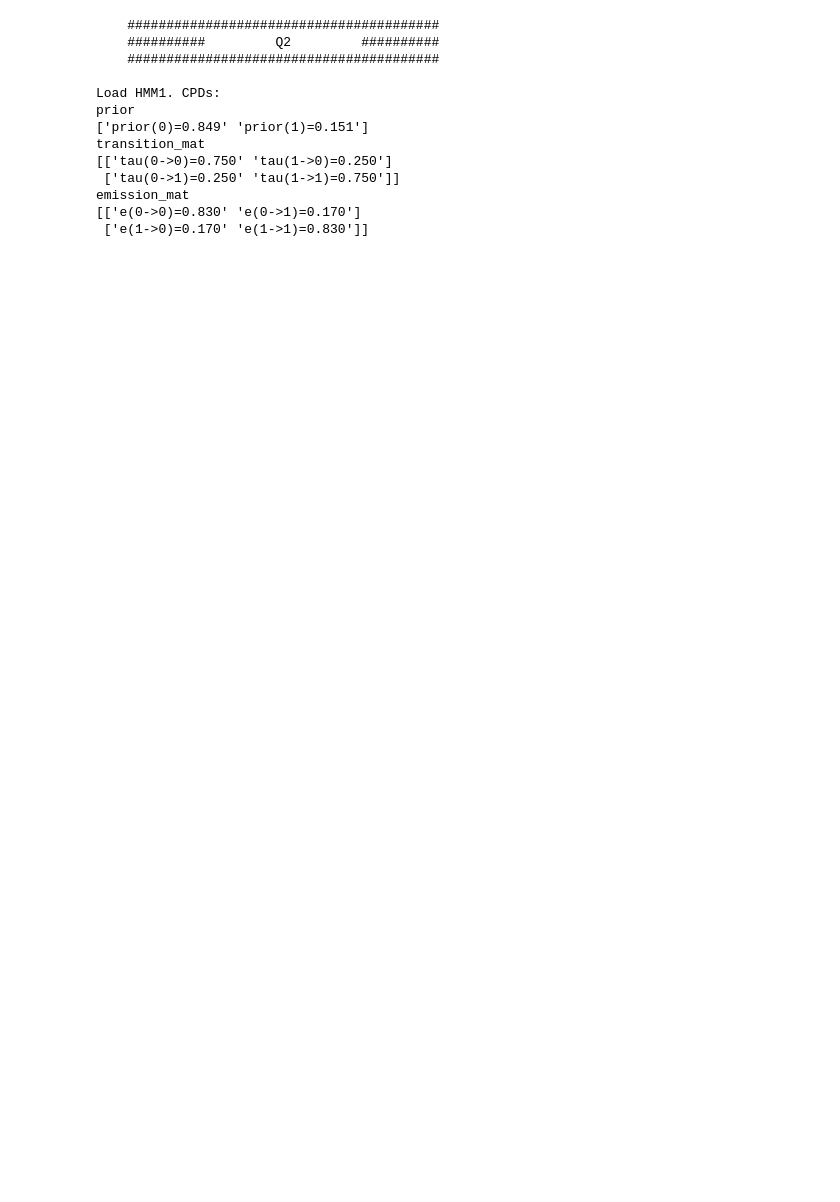
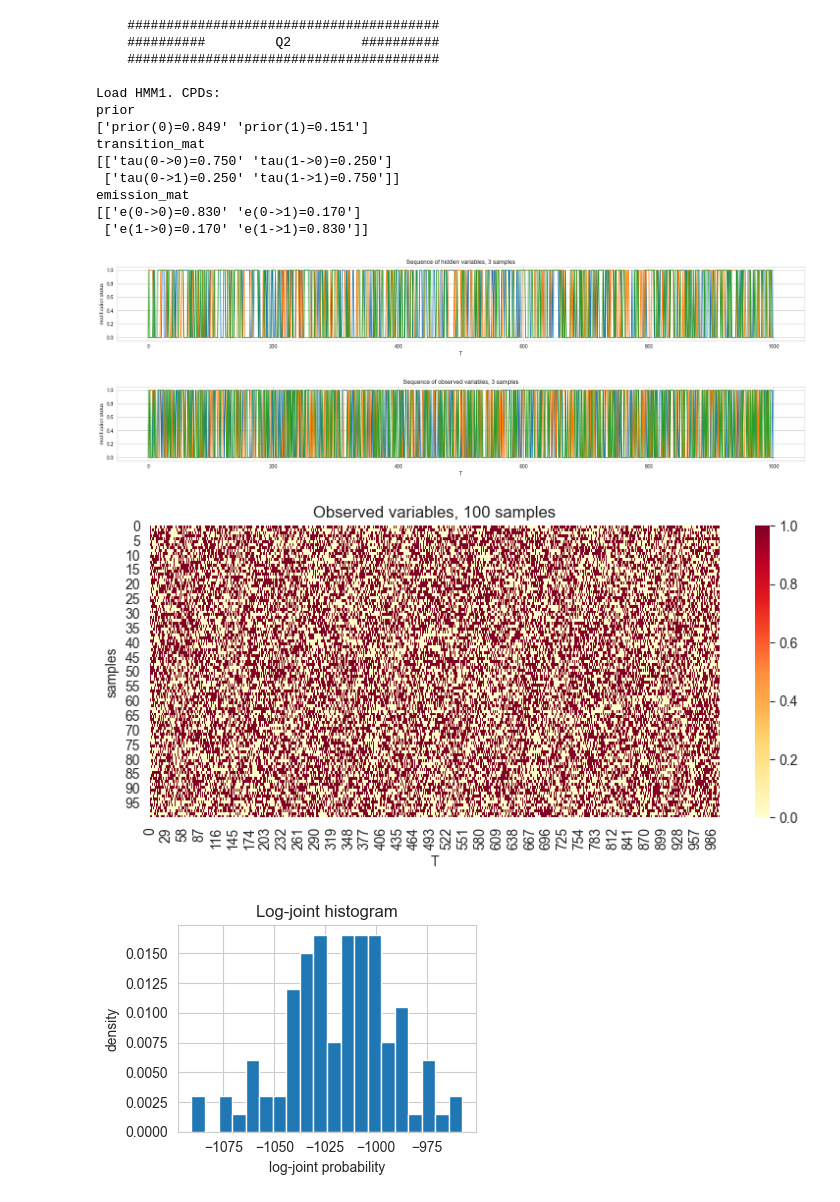
Before and after one commit to Hadartalisr/Probabilistic_Methods_In_AI, a Jupyter notebook: Project_1/proj1.ipynb, the cells around one changed output. Saved outputs shown, nothing was run; the diff lists cells and outputs as text; code cells hidden in the pictures; blank space fills up the shorter version.

```diff
--- a/Project_1/proj1.ipynb
+++ b/Project_1/proj1.ipynb
@@ -95,8 +95,18 @@ class HMM:
         :param hidden - N hidden sequences. shape = (N,T)
         :param obs - N observations. shape = (N,T)
         :return log-joint probability. shape = (N)
+
+        c3 = log(p1 * p2) = log(p1) + log(p2) = c1 + c2
         """
-        pass
+        N, T = hidden.shape
+        log_p = self.log_prior[hidden[:, 0]] + self.log_emission_mat[hidden[:, 0], obs[:, 0]]
+
+        for t in range(1, T):
+            log_p += self.log_transition_mat[hidden[:, t-1], hidden[:, t]] + self.log_emission_mat[hidden[:, t], obs[:, t]]
+
+        return log_p
+
+
 
     def naive_log_likelihood(self, obs):
         """
@@ -235,7 +245,7 @@ def plot_sequence(sequences, seq_name=None, fig_name='', figsize=(20, 3)):
     ax.set_xlabel('T')
     ax.set_ylabel('modification status')
     fig.tight_layout()
-    plt.savefig(f'plots/{fig_name}_sequence_{seq_name.lower()}', bbox_inches='tight')
+    # plt.savefig(f'plots/{fig_name}_sequence_{seq_name.lower()}', bbox_inches='tight')
     plt.show()
 
 
@@ -246,7 +256,7 @@ def plot_heatmap(table, table_name=None, fig_name='', figsize=(8, 4)):
     ax.set_xlabel('T')
     ax.set_ylabel('samples')
     fig.tight_layout()
-    plt.savefig(f'plots/{fig_name}_heatmap_{table_name.lower()}', bbox_inches='tight')
+    # plt.savefig(f'plots/{fig_name}_heatmap_{table_name.lower()}', bbox_inches='tight')
     plt.show()
 
 
@@ -257,7 +267,7 @@ def plot_histogram(scores, score_names=None, fig_name='', bins=20):
     ax.set_xlabel('log-joint probability')
     ax.set_ylabel('density')
     fig.tight_layout()
-    plt.savefig(f'plots/{fig_name}_hist_{score_names.lower()}', bbox_inches='tight')
+    # plt.savefig(f'plots/{fig_name}_hist_{score_names.lower()}', bbox_inches='tight')
     plt.show()
 
 
@@ -372,35 +382,36 @@ def Q5_naive_predication(hmm, N=100):
 #         ##########         Q5         ##########
 #         ########################################
 #     ''')
 #     hmm3 = get_hmm(3)
 #     Q5_naive_predication(hmm3)
 
 
 # Q2
 print('''
     ########################################
     ##########         Q2         ##########
     ########################################
 ''')
 hmm1 = get_hmm(1)
 Q2_sampling(hmm1, fig_name='Q2_hmm1')
 
-
-# hmm2 = get_hmm(2)
-# Q2_sampling(hmm2, fig_name='Q2_hmm2')
-# small_data = load_data('small_binary_data')
-# plot_samples(small_data, fig_name='Q2_real_data')
+hmm2 = get_hmm(2)
+Q2_sampling(hmm2, fig_name='Q2_hmm2')
 # %% [output]
     ########################################
     ##########         Q2         ##########
     ########################################
 
 Load HMM1. CPDs:
 prior
 ['prior(0)=0.849' 'prior(1)=0.151']
 transition_mat
 [['tau(0->0)=0.750' 'tau(1->0)=0.250']
  ['tau(0->1)=0.250' 'tau(1->1)=0.750']]
 emission_mat
 [['e(0->0)=0.830' 'e(0->1)=0.170']
  ['e(1->0)=0.170' 'e(1->1)=0.830']]
+[figure, added]
+[figure, added]
+[figure, added]
+[figure, added]
```
Also changed, not shown: parts of 2 cells of this notebook, 3 other files.
